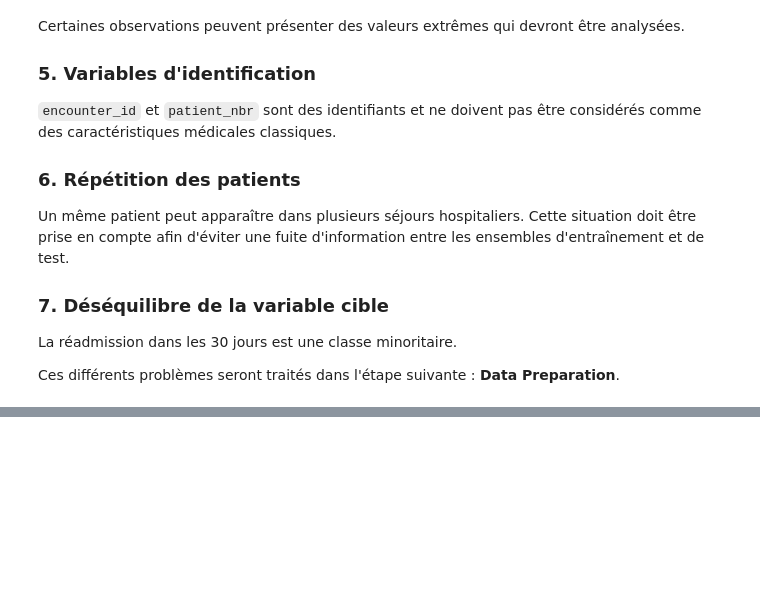
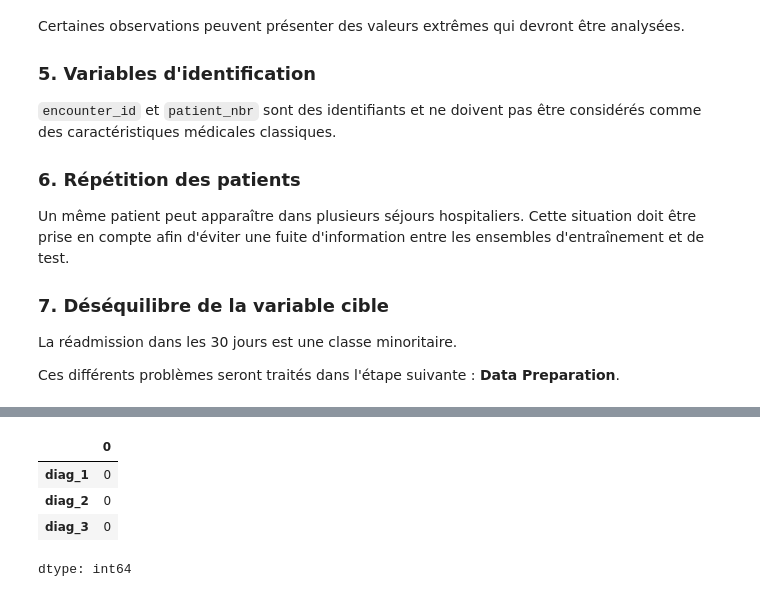
Before and after one commit to AlaKh09/Mentalist, a Jupyter notebook: mentalist_part1.ipynb, the cells around one changed output, grey strips where cells are left out. Drawn from its saved outputs; the diff is of its cells as text; code cells hidden in the pictures; blank space fills up the shorter version.

```diff
--- a/mentalist_part1.ipynb
+++ b/mentalist_part1.ipynb
@@ -659,0 +754,6 @@ Ces différents problèmes seront traités dans l'étape suivante :
+# %%
+for col in ["diag_1", "diag_2", "diag_3"]:
+    print(f"\n{col}")
+    print("Valeurs manquantes :", df_clean[col].isnull().sum())
+    print("Nombre de modalités :", df_clean[col].nunique())
+    print(df_clean[col].value_counts().head(10))
@@ -659,0 +790,14 @@ Ces différents problèmes seront traités dans l'étape suivante :
+# %%
+diagnosis_columns = ["diag_1", "diag_2", "diag_3"]
+
+for col in diagnosis_columns:
+    df_clean[col] = df_clean[col].fillna("Unknown")
+
+# Vérification
+df_clean[diagnosis_columns].isnull().sum()
+# %% [output]
+|  | 0 |
+| diag_1 | 0 |
+| diag_2 | 0 |
+| diag_3 | 0 |
+dtype: int64
```
Also changed, not shown: parts of 28 cells of this notebook.
